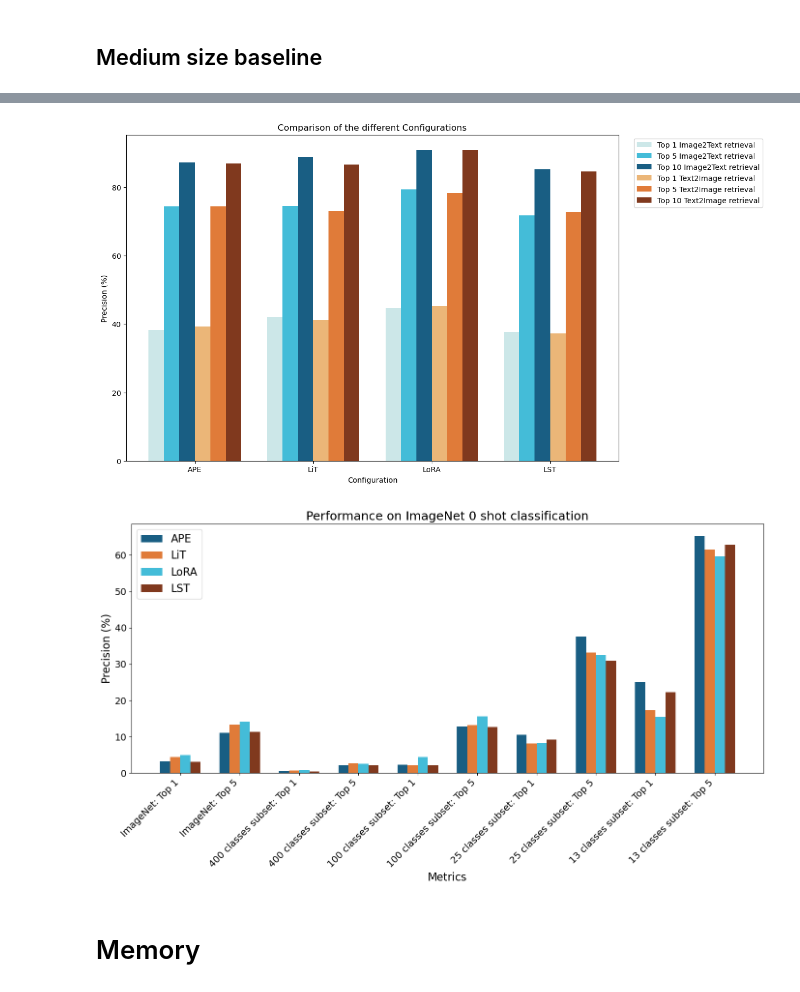
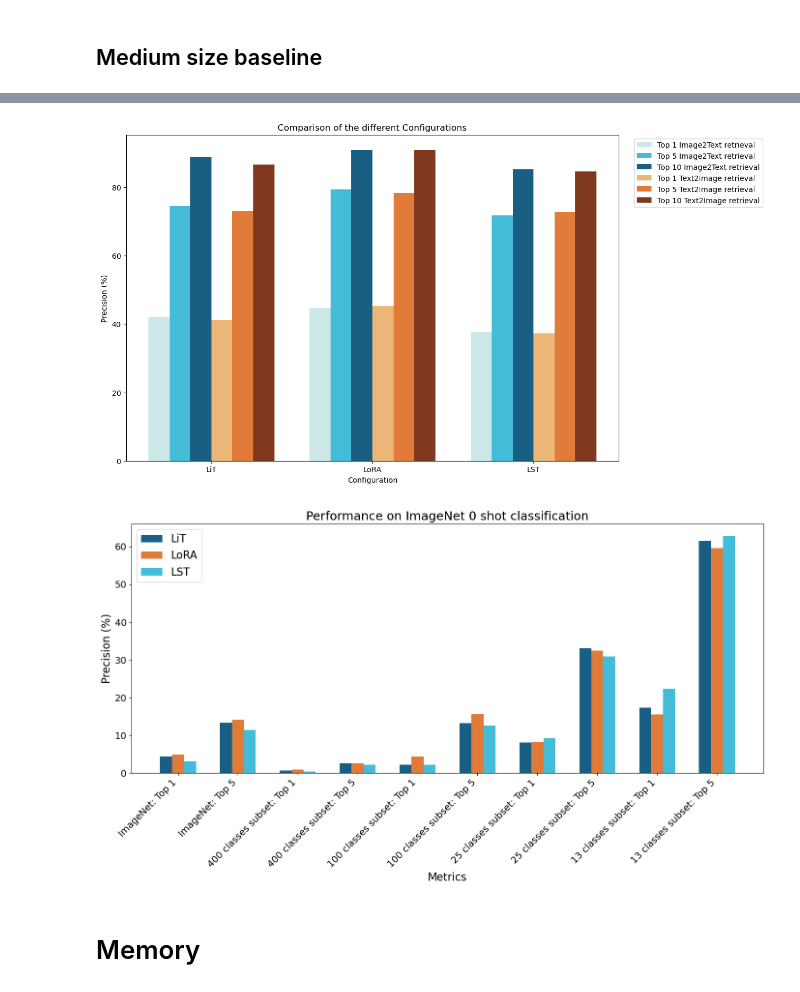
Before and after one commit to CarrelV/master_lit, a Jupyter notebook: graph.ipynb, the cells around one changed output, grey strips where cells are left out. Saved outputs shown, nothing was run; the diff lists cells and outputs as text; code cells hidden in the pictures.

```diff
--- a/graph.ipynb
+++ b/graph.ipynb
@@ -90,7 +90,7 @@ plt.show()
 # %% [markdown]
 ## Medium size baseline
 # %%
-df_medium_baseline = df_results.iloc[[19,20,26,10]]
+df_medium_baseline = df_results.iloc[[20,26,10]]
 df_medium_baseline = df_medium_baseline.drop(df_medium_baseline.columns[[3,4,5,6,8,9]],axis=1)
 df_medium_baseline
 # %% [output]
@@ -109,7 +118,7 @@ bar_width = 0.13
 num_samples = len(df)
 
 # Custom sample names
-sample_names = ['APE', "LiT","LoRA","LST"]  # Replace with your list of sample names
+sample_names = ["LiT","LoRA","LST"]  # Replace with your list of sample names
 #sample_names = [f"Sample {i}" for i in range(num_samples)]
 
 # Create an array for each group position on the x-axis
@@ -118,34 +127,34 @@ x = np.arange(num_samples)
 # Create subplots
 fig, ax = plt.subplots(figsize=(12, 8))
 
 # Define a color palette
 colors = ['#cce7e8', '#44bcd8', '#195e83', '#ebb678', '#e07b39', '#80391e']
 
 # Plot each column
 ax.bar(x - 2.5 * bar_width, df['flickr30l_image2text_top_1'], width=bar_width, label='Top 1 Image2Text retrieval',color=colors[0])
 ax.bar(x - 1.5 * bar_width, df['flickr30l_image2text_top_5'], width=bar_width, label='Top 5 Image2Text retrieval',color=colors[1])
 ax.bar(x - 0.5 * bar_width, df['flickr30l_image2text_top_10'], width=bar_width, label='Top 10 Image2Text retrieval',color=colors[2])
 ax.bar(x + 0.5 * bar_width, df['flickr30l_text2image_top_1'], width=bar_width, label='Top 1 Text2Image retrieval',color=colors[3])
 ax.bar(x + 1.5 * bar_width, df['flickr30l_text2image_top_5'], width=bar_width, label='Top 5 Text2Image retrieval',color=colors[4])
 ax.bar(x + 2.5 * bar_width, df['flickr30l_text2image_top_10'], width=bar_width, label='Top 10 Text2Image retrieval',color=colors[5])
 
 
 # Set the x-axis labels to the sample indices
 ax.set_xticks(x)
 ax.set_xticklabels(sample_names)
 
 # Set axis labels and title
 ax.set_xlabel('Configuration')
 ax.set_ylabel('Precision (%)')
 ax.set_title('Comparison of the different Configurations')
 
 # Add a legend
 ax.legend(bbox_to_anchor=(1.3, 1.))
 
 # Show the plot
 plt.show()
 # %% [output]
-[figure, old version]
+[figure, new version]
 # %%
 selected_metrics = ['imageNet_0shot_all_top_1', 'imageNet_0shot_all_top_5', 'imageNet_0shot_big_top_1', 'imageNet_0shot_big_top_5', 'imageNet_0shot_medium_top_1', 'imageNet_0shot_medium_top_5',"imageNet_0shot_small_top_1","imageNet_0shot_small_top_5","imageNet_0shot_tiny_top_1","imageNet_0shot_tiny_top_5"]
 
@@ -154,7 +163,7 @@ df = df_medium_baseline[selected_metrics]
 
 
 # Define the bar width
-bar_width = 0.17
+bar_width = 0.2
 
 # Number of samples (rows)
 num_samples = len(df)
@@ -169,7 +178,7 @@ x = np.arange(num_columns)
 fig, ax = plt.subplots(figsize=(14, 8))
 
 # Sample names (modify this list according to your samples)
-sample_names = ['APE', 'LiT', 'LoRA', 'LST']
+sample_names = [ 'LiT', 'LoRA', 'LST']
 
 # Define a color palette (using a colormap from matplotlib)
 colors =  ['#195e83','#e07b39','#44bcd8',  '#80391e']
@@ -197,7 +206,7 @@ ax.legend(by_label.values(), by_label.keys(), loc='upper left', fontsize=16)
 plt.tight_layout()
 plt.show()
 # %% [output]
-[figure, old version]
+[figure, new version]
 # %% [markdown]
 # Memory
 # %%
```
Also changed, not shown: parts of 8 cells of this notebook, 4 other files.
